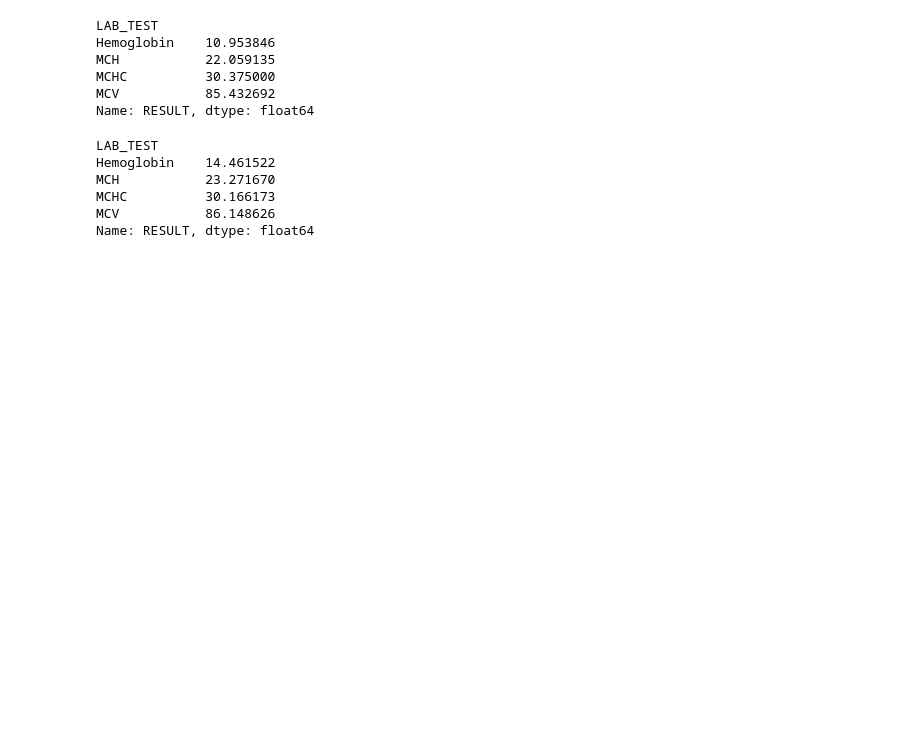
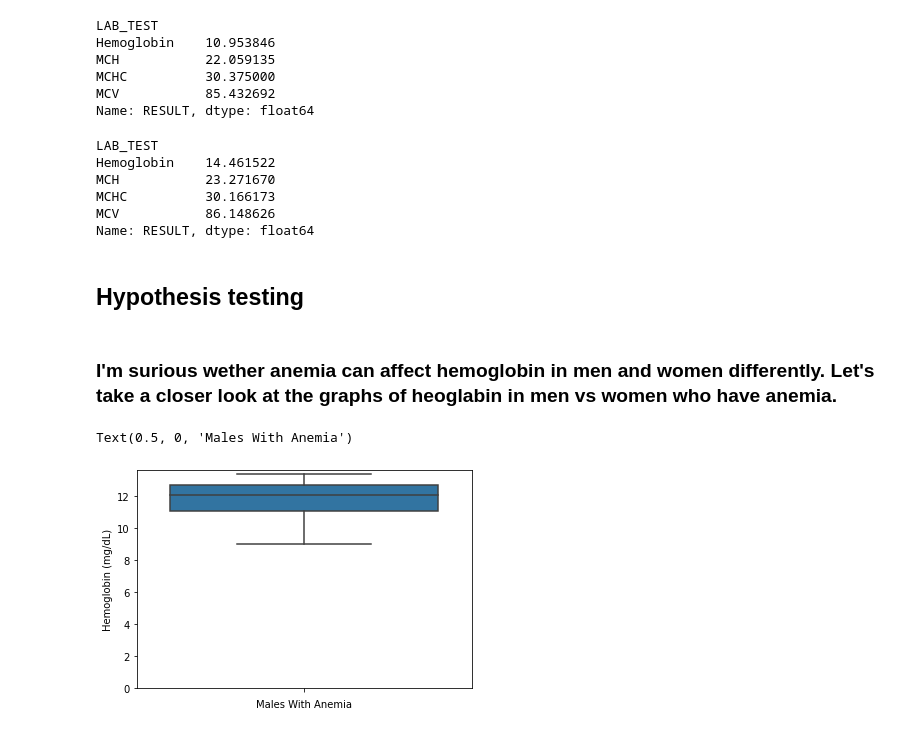
Before and after one commit to INDIG0N/anemia_data, a Jupyter notebook: notebooks/anemia_records.ipynb, the cells around one changed output. Cells and saved outputs as stored; diff of their text form; code cells hidden in the pictures; blank space fills up the shorter version.

```diff
--- a/notebooks/anemia_records.ipynb
+++ b/notebooks/anemia_records.ipynb
@@ -146,3 +149,16 @@ MCH           23.271670
 MCHC          30.166173
 MCV           86.148626
 Name: RESULT, dtype: float64
+# %% [markdown]
+## Hypothesis testing
+# %% [markdown]
+### I'm surious wether anemia can affect hemoglobin in men and women differently. Let's take a closer look at the graphs of heoglabin in men vs women who have anemia.
+# %%
+m_a_h = sns.boxplot(x = male_anemia['IDENTIFICATION'], y = male_anemia[male_anemia['LAB_TEST'] == 'Hemoglobin']['RESULT'])
+m_a_h.set(ylim = (0, None))
+m_a_h.set_ylabel('Hemoglobin (mg/dL)')
+m_a_h.set_xticklabels([''])
+m_a_h.set_xlabel('Males With Anemia')
+# %% [output]
+Text(0.5, 0, 'Males With Anemia')
+[figure, added]
```
Also changed, not shown: parts of 15 cells of this notebook.
